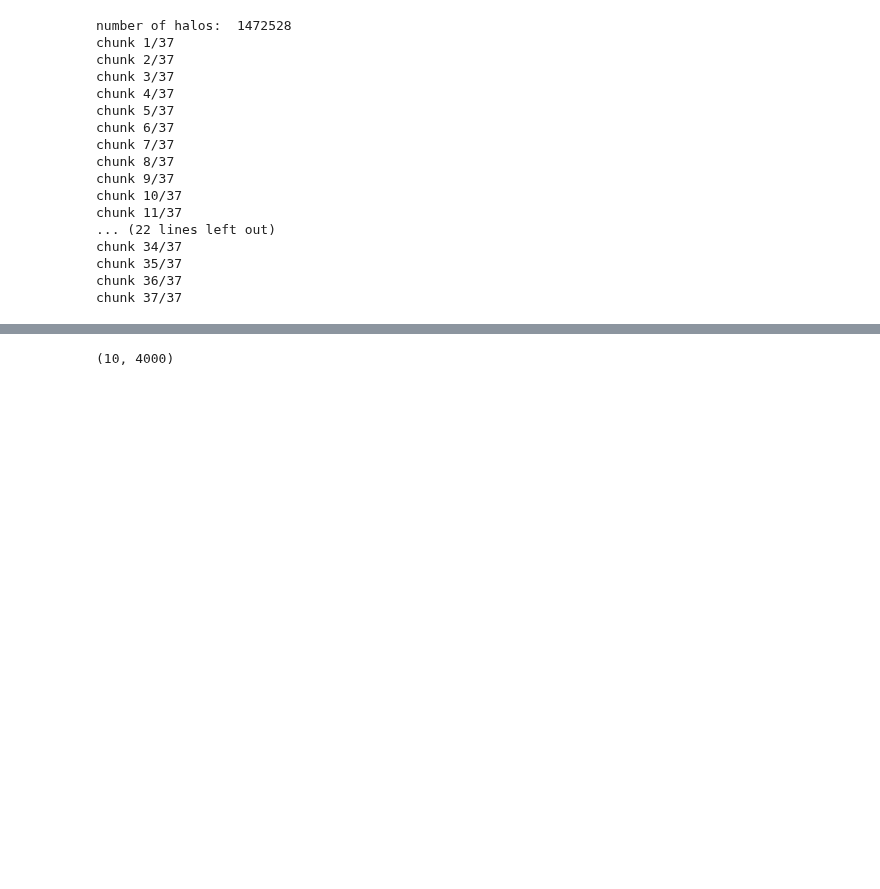
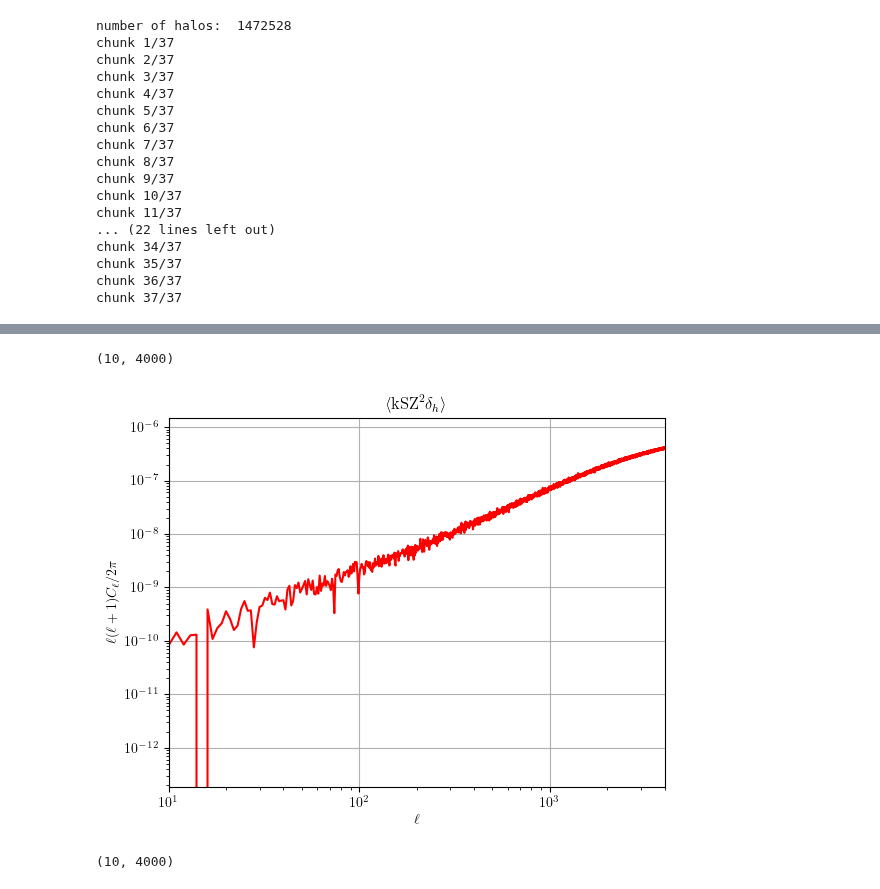
Before and after one commit to shivampcosmo/GODMAX, a Jupyter notebook: notebooks/mock_sz_websky.ipynb, the cells around one changed output, grey strips where cells are left out. Drawn from its saved outputs; the diff is of its cells as text; code cells hidden in the pictures; blank space fills up the shorter version.

```diff
--- a/notebooks/mock_sz_websky.ipynb
+++ b/notebooks/mock_sz_websky.ipynb
@@ -863,3 +861,21 @@ cl_ksz2_halos = hp.anafast(np.array(kszmap_test**2), np.array(maph))
+# %%
+cl_kszabs_halos = hp.anafast(np.abs(np.array(kszmap_test)), np.array(delta_h))
+# %%
+ell = np.arange(len(cl_kszabs_halos))
+fac = ell * (ell + 1) / (2 * np.pi)
+pl.figure()
+pl.plot(fac * cl_kszabs_halos, color='r')
+# pl.plot(fac * cl_ksz_websky / (2.725**2), color='b')
+pl.yscale('log')
+pl.xscale('log')
+pl.grid()
+pl.xlabel(r'$\ell$')
+pl.ylabel(r'$\ell(\ell+1)C_{\ell}/2\pi$')
+pl.title(r'$\langle {\rm kSZ}^2 \delta_h \rangle$')
+pl.xlim(10, 4000)
+# %% [output]
+(10, 4000)
+[figure, added]
 # %%
 ell = np.arange(len(cl_ksz2_halos))
 fac = ell * (ell + 1) / (2 * np.pi)
```
Also changed, not shown: parts of 7 cells of this notebook, 3 other files.
